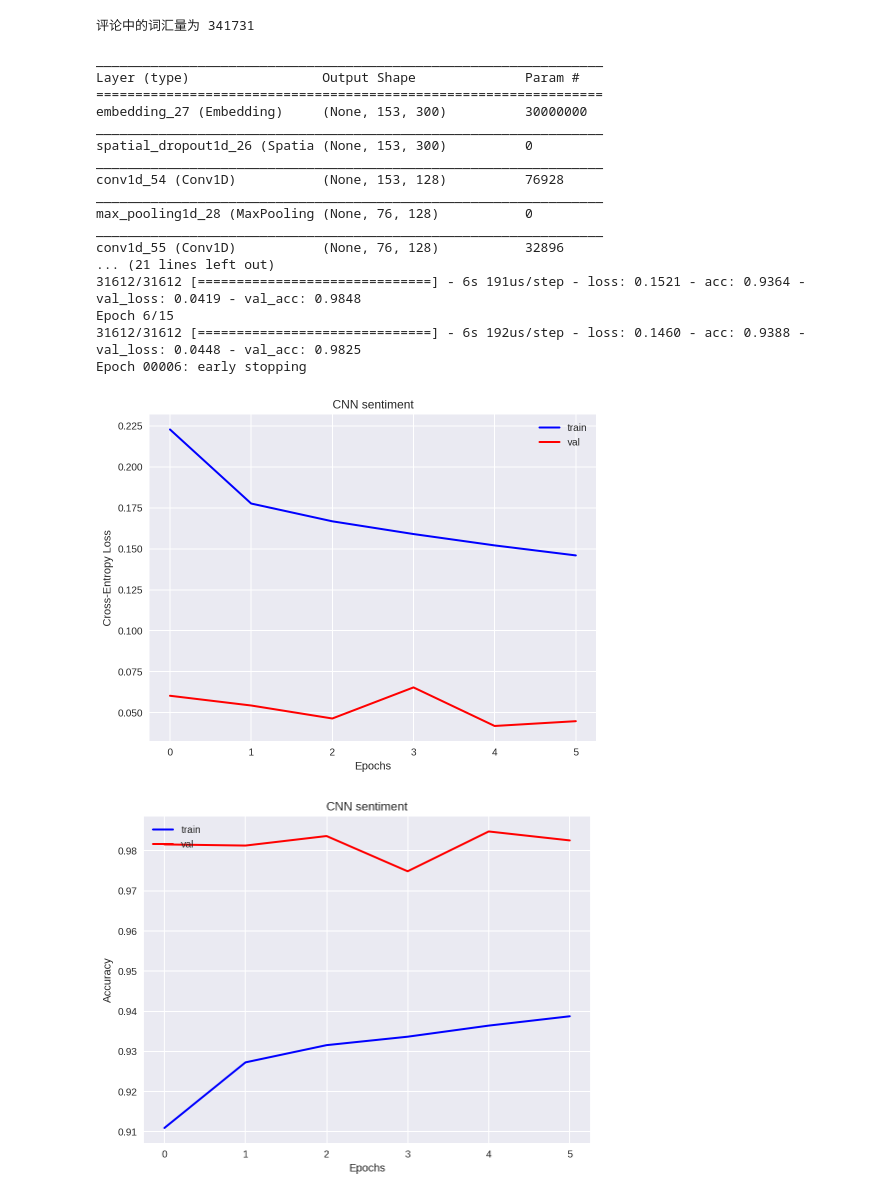
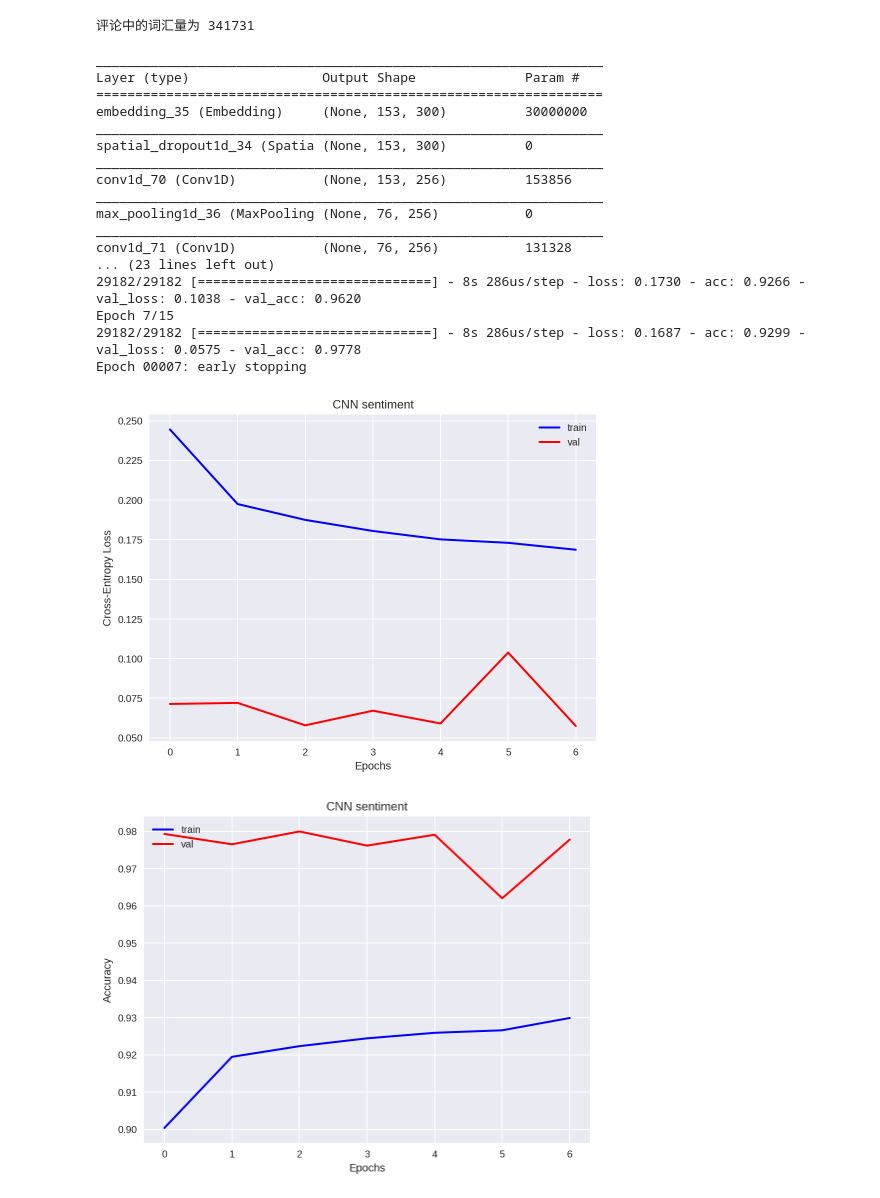
Before and after one commit to Zhengqi-Li/NLP, a Jupyter notebook: textCNN.ipynb, the cells around one changed output. Drawn from its saved outputs; the diff is of its cells as text; code cells hidden in the pictures.

```diff
--- a/textCNN.ipynb
+++ b/textCNN.ipynb
@@ -203,20 +203,20 @@ def data_choice(x, y):
     dirty_index = np.argwhere(y.sum(axis=1)>0)
     d = dirty_index.reshape(dirty_index.shape[0])
     clean_index = np.argwhere(y.sum(axis=1)==0)
-    c = np.random.choice(clean_index.reshape(clean_index.shape[0]), 2700*7)
+    c = np.random.choice(clean_index.reshape(clean_index.shape[0]), 2700*6)
     return np.append(x[d],x[c], axis=0), np.append(y[d],y[c], axis=0)
 
-num_filters = 128
+num_filters = 256
 model = Sequential()
 model.add(Embedding(word_upper,
                     word_features,
                     input_length = maxlen,
                     weights=[feature_matrix],
                     trainable=False))
-model.add(SpatialDropout1D(0.2))
-model.add(Conv1D(num_filters, 2, activation='relu', padding='same'))
+model.add(SpatialDropout1D(0.5))
+model.add(Conv1D(num_filters, 2, activation='relu', padding='same', kernel_initializer='normal'))
 model.add(MaxPooling1D(2))
-model.add(Conv1D(num_filters, 2, activation='relu', padding='same'))
+model.add(Conv1D(num_filters, 2, activation='relu', padding='same', kernel_initializer='normal'))
 model.add(GlobalMaxPooling1D())
 model.add(Dense(32, activation='relu', kernel_regularizer=regularizers.l2(1e-4)))
 model.add(Dense(len(labels), activation='sigmoid'))
@@ -224,7 +224,7 @@ model.compile(loss='binary_crossentropy', optimizer='adam', metrics=['accuracy']
 model.summary()
 callbacks = [EarlyStopping(monitor='val_loss',
                           min_delta=0.01,
-                          patience=3,
+                          patience=4,
                           verbose=1)]
 
 batch_size = 64
@@ -254,42 +254,42 @@ plt.plot(hist.history['loss'], lw=2.0, color='b', label='train')
 plt.plot(hist.history['val_loss'], lw=2.0, color='r', label='val')
 plt.title('CNN sentiment')
 plt.xlabel('Epochs')
 plt.ylabel('Cross-Entropy Loss')
 plt.legend(loc='upper right')
 plt.show()
 
 plt.figure()
 plt.plot(hist.history['acc'], lw=2.0, color='b', label='train')
 plt.plot(hist.history['val_acc'], lw=2.0, color='r', label='val')
 plt.title('CNN sentiment')
 plt.xlabel('Epochs')
 plt.ylabel('Accuracy')
 plt.legend(loc='upper left')
 plt.show()
 
 y_test = model.predict(seq_test)
 label_names = ["toxic", "severe_toxic", "obscene", "threat", "insult", "identity_hate"]
 submission_df = pd.DataFrame(columns=['id'] + label_names)
 submission_df['id'] = test_data['id'].values
 submission_df[label_names] = y_test
 submission_df.to_csv("./cnn_fasttext_submission.csv", index=False)
 # %% [output]
 _________________________________________________________________
 Layer (type)                 Output Shape              Param #
 =================================================================
-embedding_27 (Embedding)     (None, 153, 300)          30000000
+embedding_35 (Embedding)     (None, 153, 300)          30000000
 _________________________________________________________________
-spatial_dropout1d_26 (Spatia (None, 153, 300)          0
+spatial_dropout1d_34 (Spatia (None, 153, 300)          0
 _________________________________________________________________
-conv1d_54 (Conv1D)           (None, 153, 128)          76928
+conv1d_70 (Conv1D)           (None, 153, 256)          153856
 _________________________________________________________________
-max_pooling1d_28 (MaxPooling (None, 76, 128)           0
+max_pooling1d_36 (MaxPooling (None, 76, 256)           0
 _________________________________________________________________
-conv1d_55 (Conv1D)           (None, 76, 128)           32896
-... (21 lines left out)
-31612/31612 [==============================] - 6s 191us/step - loss: 0.1521 - acc: 0.9364 - val_loss: 0.0419 - val_acc: 0.9848
-Epoch 6/15
-31612/31612 [==============================] - 6s 192us/step - loss: 0.1460 - acc: 0.9388 - val_loss: 0.0448 - val_acc: 0.9825
-Epoch 00006: early stopping
+conv1d_71 (Conv1D)           (None, 76, 256)           131328
+... (23 lines left out)
+29182/29182 [==============================] - 8s 286us/step - loss: 0.1730 - acc: 0.9266 - val_loss: 0.1038 - val_acc: 0.9620
+Epoch 7/15
+29182/29182 [==============================] - 8s 286us/step - loss: 0.1687 - acc: 0.9299 - val_loss: 0.0575 - val_acc: 0.9778
+Epoch 00007: early stopping
-[figure, old version]
+[figure, new version]
-[figure, old version]
+[figure, new version]
```
